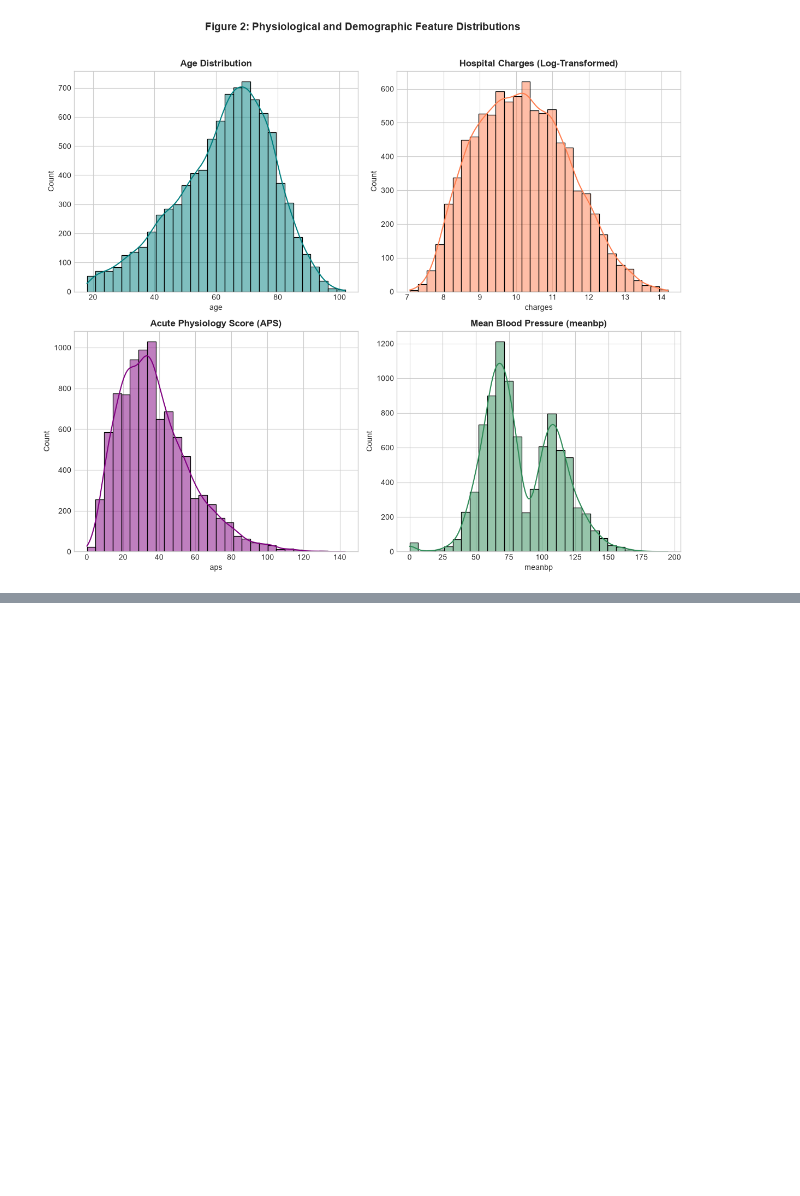
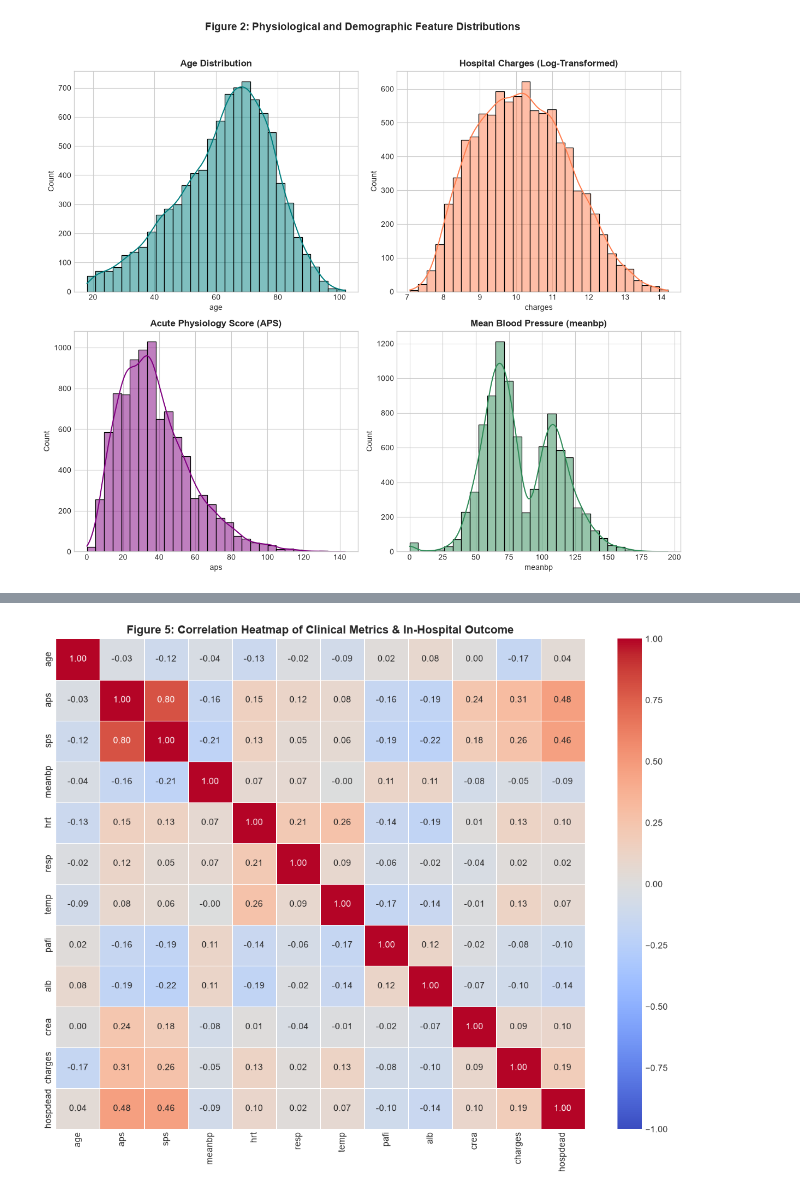
Before and after one commit to SrikarKurani/ENGE707-Dr-House, a Jupyter notebook: task4.ipynb, the cells around one changed output, grey strips where cells are left out. Saved outputs shown, nothing was run; the diff lists cells and outputs as text; code cells hidden in the pictures; blank space fills up the shorter version.

Commit message:
Task 4: correlation heatmap (leakage columns excluded)

```diff
--- a/task4.ipynb
+++ b/task4.ipynb
@@ -73,0 +77,16 @@ if 'dzgroup' in raw_df.columns and 'hospdead' in raw_df.columns:
+# %%
+#  Figure 5: Correlation heatmap
+# NOTE: surv2m and surv6m removed here -- these are leakage columns
+# (the original study's own survival predictions, not raw measurements)
+# and were already excluded in Task 3 for the same reason.
+key_vars = ['age', 'aps', 'sps', 'meanbp', 'hrt', 'resp', 'temp', 'pafi', 'alb', 'crea', 'charges', 'hospdead']
+avail_vars = [v for v in key_vars if v in raw_df.columns]
+if len(avail_vars) > 0:
+    plt.figure(figsize=(11, 9))
+    corr = raw_df[avail_vars].corr()
+    sns.heatmap(corr, annot=True, fmt='.2f', cmap='coolwarm', vmin=-1, vmax=1, linewidths=0.5)
+    plt.title('Figure 5: Correlation Heatmap of Clinical Metrics & In-Hospital Outcome', fontsize=13, fontweight='bold')
+    plt.tight_layout()
+    plt.show()
+# %% [output]
+[figure, added]
```
Also changed, not shown: parts of 1 cell of this notebook.
